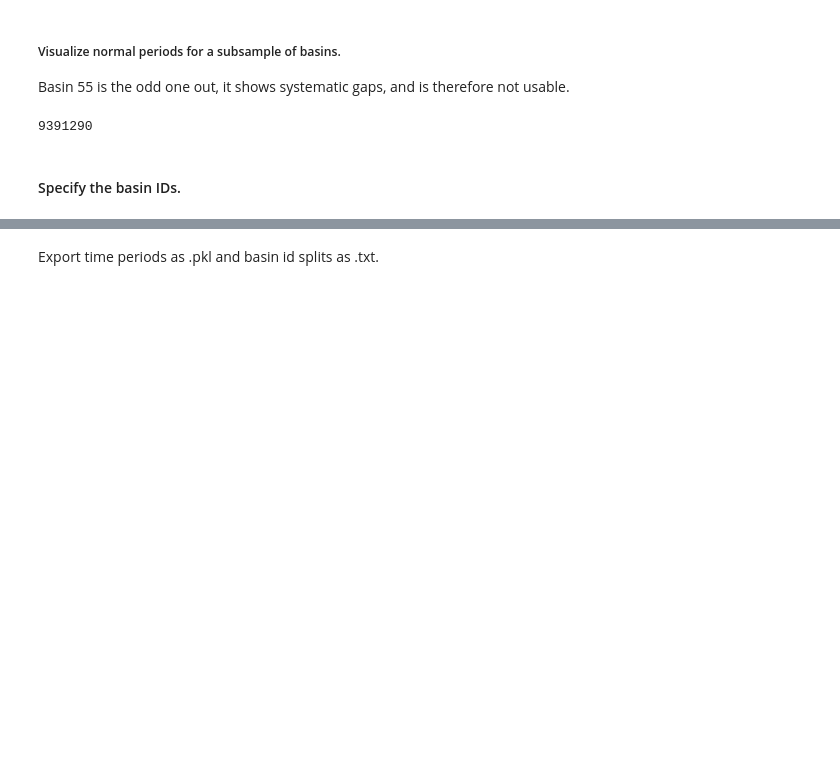
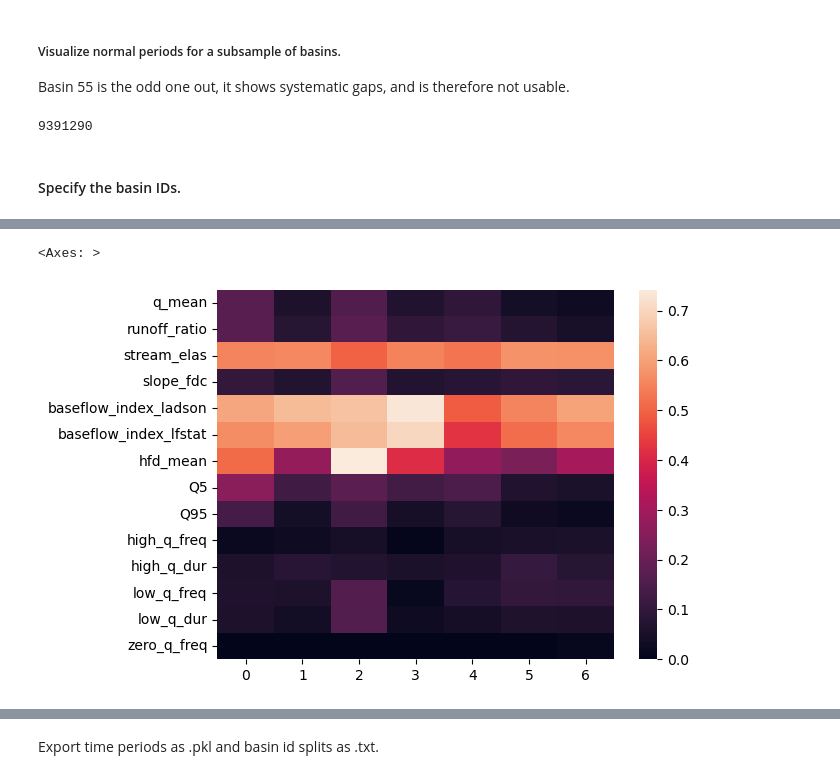
Before and after one commit to tripleUU-U/lamah-ce_lstm, a Jupyter notebook: eda/make_splits.ipynb, the cells around one changed output, grey strips where cells are left out. Drawn from its saved outputs; the diff is of its cells as text; code cells hidden in the pictures; blank space fills up the shorter version.

```diff
--- a/eda/make_splits.ipynb
+++ b/eda/make_splits.ipynb
@@ -225,0 +179,8 @@ plt.tight_layout()
+# %%
+# Calcutate mean values of hydro id per cluster group.
+hy_id_mean_df = scaled_hy_id.groupby(basin_attr_kmeans_labels).mean()
+
+sns.heatmap(data=hy_id_mean_df.transpose())
+# %% [output]
+<Axes: >
+[figure, added]
```
Also changed, not shown: parts of 8 cells of this notebook.
